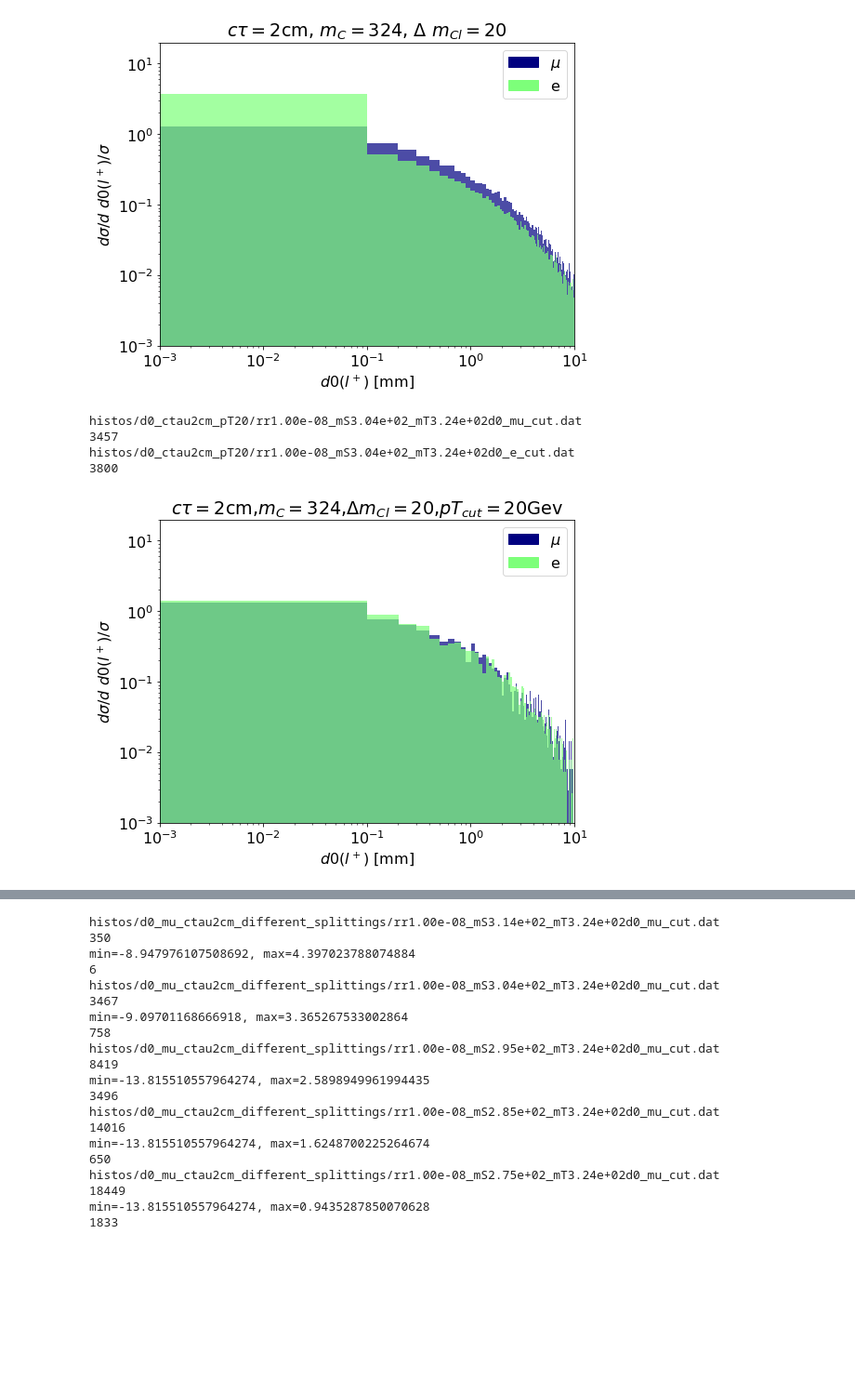
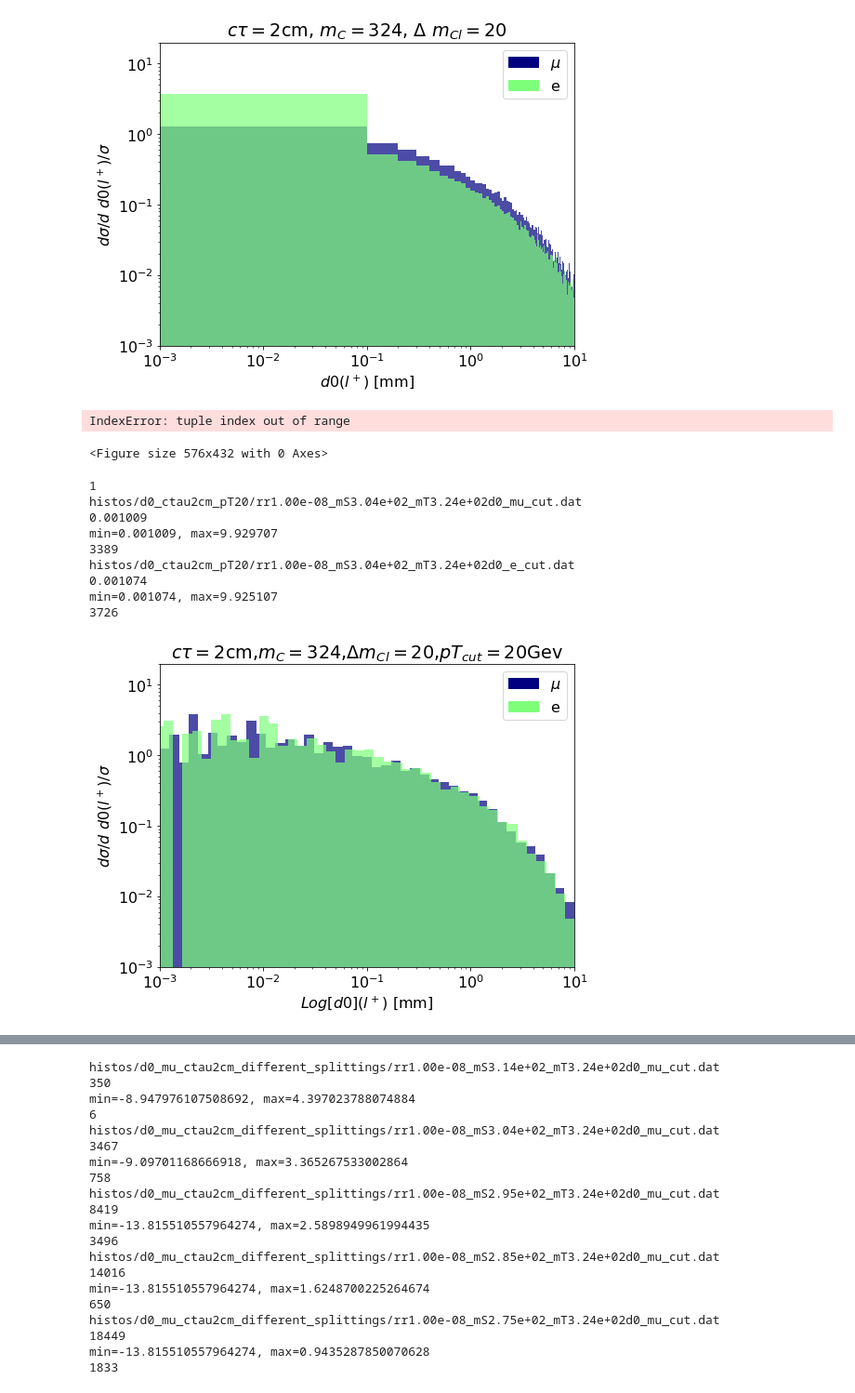
Before and after one commit to anasthesia/SoftLLP, a Jupyter notebook: kinematics/plot_histos.ipynb, the cells around one changed output, grey strips where cells are left out. Shown at 93% size. Drawn from its saved outputs; the diff is of its cells as text; code cells hidden in the pictures; blank space fills up the shorter version.

```diff
--- a/kinematics/plot_histos.ipynb
+++ b/kinematics/plot_histos.ipynb
@@ -311,7 +319,7 @@ histos/d0_ctau2cm/d0_e.dat
 
 plt.figure(figsize=(8, 6))
 
-histosFromFiles('histos/d0_ctau2cm_pT20',0.1,True)
+histosFromFilesLog('histos/d0_ctau2cm_pT20',0.1,True)
 
 
 plt.xlim(0.001,10)
@@ -329,10 +337,41 @@ patch2 = mpatches.Patch(color=usedcolors[1], label='e')
 
 plt.legend(handles=[patch1, patch2],loc='upper right')
 
-plt.savefig('d0_ctau2cm_pTcut20.png')
+#plt.savefig('d0_ctau2cm_pTcut20.png')
 # %% [output]
-histos/d0_ctau2cm_pT20/rr1.00e-08_mS3.04e+02_mT3.24e+02d0_mu_cut.dat
-3457
-histos/d0_ctau2cm_pT20/rr1.00e-08_mS3.04e+02_mT3.24e+02d0_e_cut.dat
-3800
+IndexError: tuple index out of range
-[figure, removed]
+<Figure size 576x432 with 0 Axes>
+# %%
+#d0(l)
+
+plt.figure(figsize=(8, 6))
+
+histosFromFilesLog('histos/d0_ctau2cm_pT20',100,True,-3,1)
+
+plt.xlim(10**(-3),10**(1))
+plt.ylim(10**(-3),20)
+plt.yscale("log")
+plt.xscale("log")
+
+plt.title("$c\\tau=2$cm,$m_C=324$,$\\Delta m_{Cl}=20$,$pT_{cut}=20$Gev")
+plt.xlabel('$Log[d0](l^+)$ [mm]')
+plt.ylabel('$d\\sigma/d\ d0(l^+)/\\sigma$')
+
+
+patch1 = mpatches.Patch(color=usedcolors[0], label='$\mu$')
+patch2 = mpatches.Patch(color=usedcolors[1], label='e')
+
+plt.legend(handles=[patch1, patch2],loc='upper right')
+
+plt.savefig('d0_ctau2cm_pTcut20_100bins_log.png')
+# %% [output]
+1
+histos/d0_ctau2cm_pT20/rr1.00e-08_mS3.04e+02_mT3.24e+02d0_mu_cut.dat
+0.001009
+min=0.001009, max=9.929707
+3389
+histos/d0_ctau2cm_pT20/rr1.00e-08_mS3.04e+02_mT3.24e+02d0_e_cut.dat
+0.001074
+min=0.001074, max=9.925107
+3726
+[figure, added]
```
Also changed, not shown: parts of 3 cells of this notebook.
